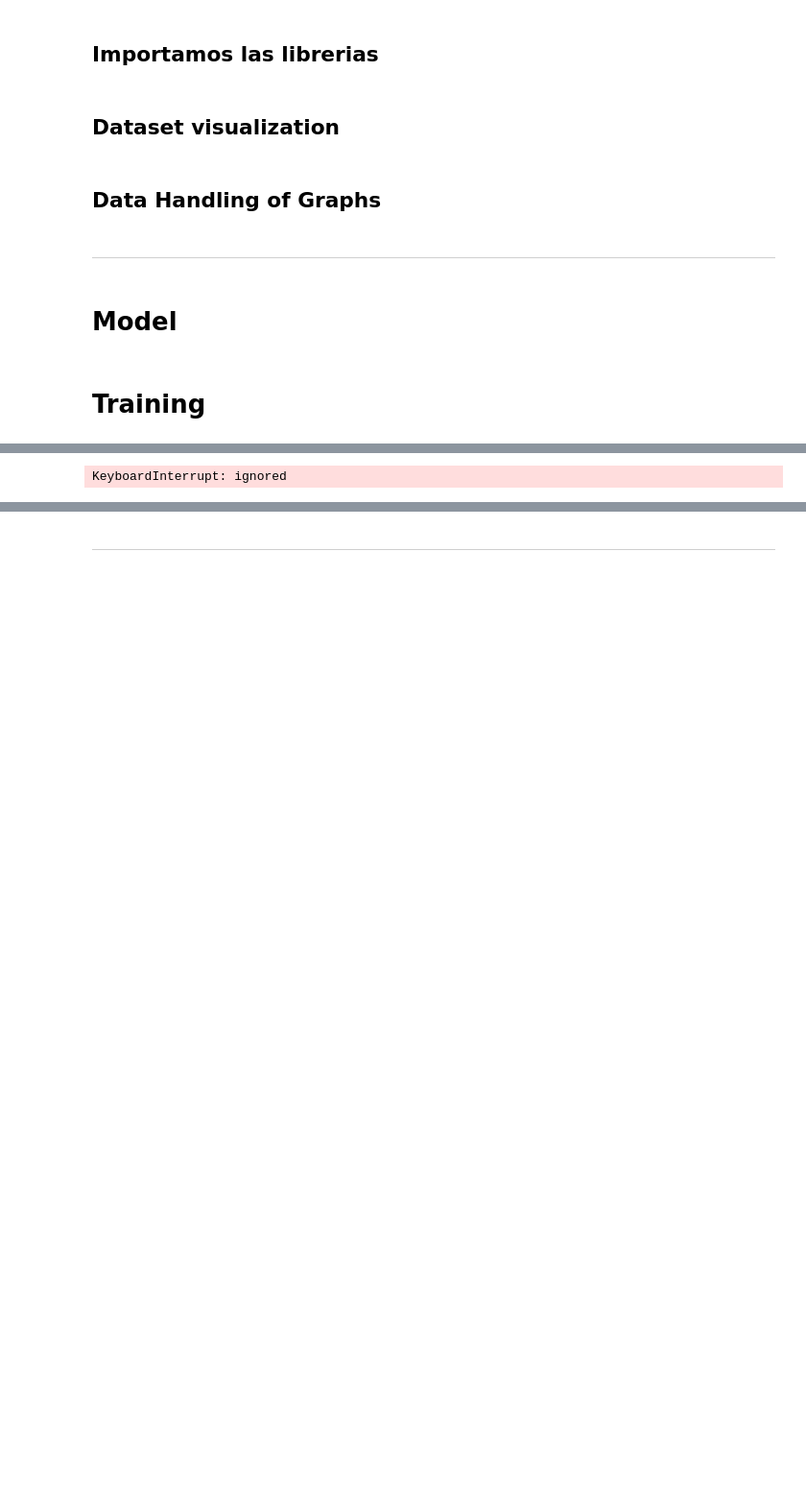
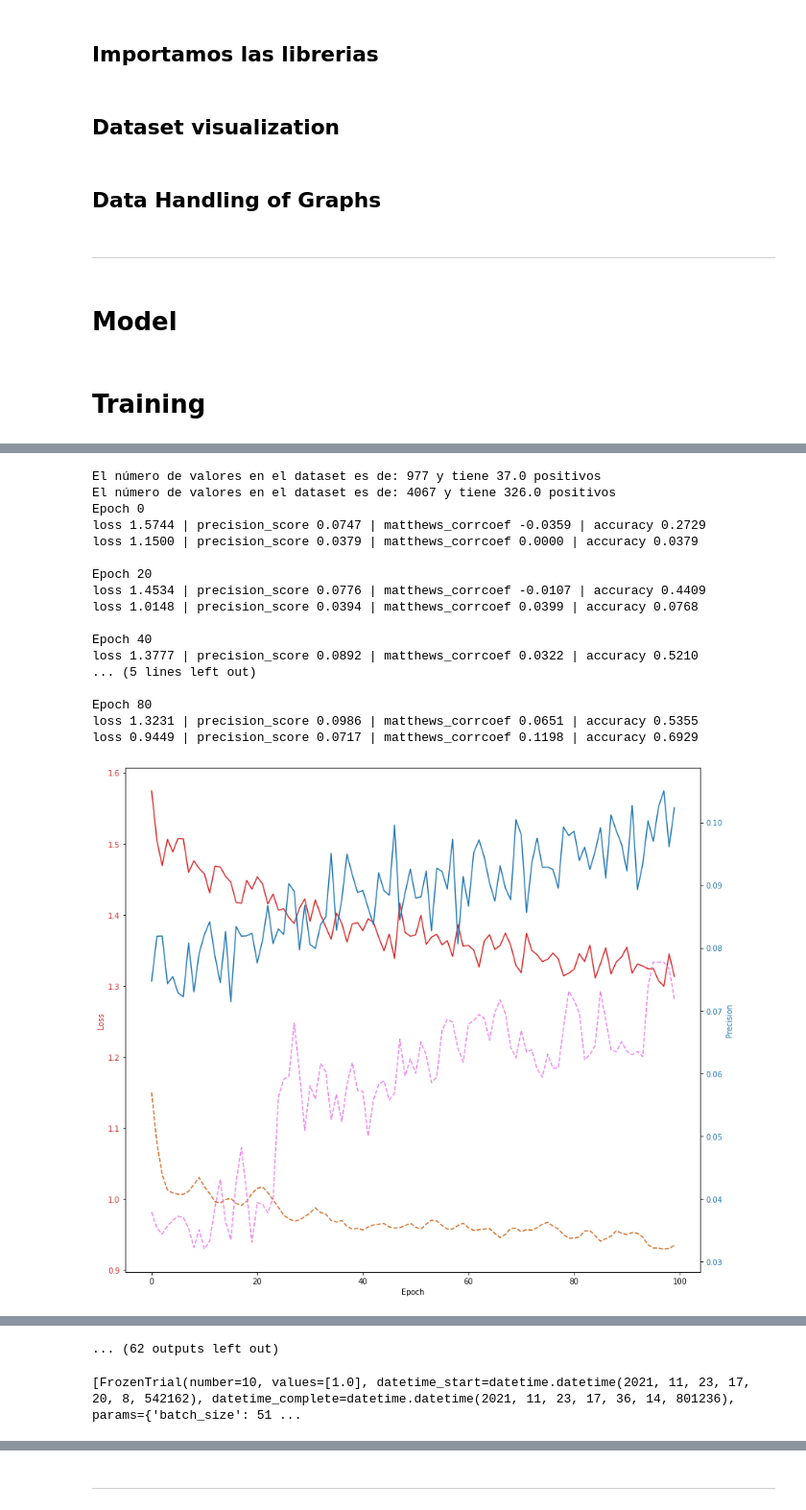
Before and after one commit to AlfilAlex/DataProfesor_community_project, a Jupyter notebook: GNN_w_PYG_inprogress.ipynb, the cells around one changed output, grey strips where cells are left out. Shown at 96% size. Drawn from its saved outputs; the diff is of its cells as text; code cells hidden in the pictures; blank space fills up the shorter version.

```diff
--- a/GNN_w_PYG_inprogress.ipynb
+++ b/GNN_w_PYG_inprogress.ipynb
@@ -297,31 +564,24 @@ Device is: cpu
 # %%
-if __name__ == '__main__':
-    batch_size_train = 120
+def objective_fp(trial):
     batch_size_test = 40
-
-    root = '/content/drive/MyDrive/GNN/training'
-    train_file_name = '/content/drive/MyDrive/ampc_fp_optuna/training_wdec_ds.csv'
-    train_dataloader, weight = get_dataset_and_weight(
-        root, train_file_name, batch_size_train, shuffle=True)
-
     root = '/content/drive/MyDrive/GNN/testing'
-    test_file_name = '/content/drive/MyDrive/ampc_fp_optuna/test_wdec_ds.csv'
+    test_file_name = '/content/drive/MyDrive/ampc_fp_optuna/test_ds_ampc.csv'
     test_dataloader, _ = get_dataset_and_weight(
         root, test_file_name, batch_size_test, shuffle=False)
 
-    num_hidden_layers = 1
-    dropout = 0.55
-    lr = 0.0005222696558416456
-    model, criterion, optimizer = get_model_criterion_optimizer(
-        weight, lr, num_hidden_layers, dropout)
+    # OPTUNA
+    batch_size_train = 500 #trial.suggest_int('batch_size', 411, 511, step=100)
+    root = '/content/drive/MyDrive/GNN/training'
+    train_file_name = '/content/drive/MyDrive/ampc_fp_optuna/training_ds_ampc.csv'
+    model, criterion, optimizer, train_dataloader = get_all_optuna(trial, root, train_file_name, batch_size_train, shuffle=True)
 
     # Generate the model.
     model = model.to(DEVICE)
     criterion = criterion.to(DEVICE)
 
     # Training init
-    EPOCHS = 40
-    _, metrics = training_init(EPOCHS, model, [train_dataloader,
+    EPOCHS = 100
+    test_precision_score_mean, metrics = training_init(EPOCHS, model, [train_dataloader,
                   test_dataloader], criterion, optimizer)
 
     # Metrics unpacking
@@ -356,4 +616,31 @@ if __name__ == '__main__':
 
     fig.tight_layout()
     plt.show()
+
+    # Training of the model.
+    return test_precision_score_mean
+
+
+if __name__ == "__main__":
+    study = optuna.create_study(direction="maximize")
+    study.optimize(objective_fp, n_trials=20, timeout=None)
+
+    pruned_trials = study.get_trials(
+        deepcopy=False, states=[TrialState.PRUNED])
+    complete_trials = study.get_trials(
+        deepcopy=False, states=[TrialState.COMPLETE])
+
+    print("Study statistics: ")
+    print("  Number of finished trials: ", len(study.trials))
+    print("  Number of pruned trials: ", len(pruned_trials))
+    print("  Number of complete trials: ", len(complete_trials))
+
+    print("Best trial:")
+    trial = study.best_trial
+
+    print("  Value: ", trial.value)
+
+    print("  Params: ")
+    for key, value in trial.params.items():
+        print("    {}: {}".format(key, value))
 # %% [output]
@@ -377 +648,18 @@ loss 1.2840 | precision_score 0.0573 | matthews_corrcoef 0.0885 | accuracy 0.682
-KeyboardInterrupt: ignored
+El número de valores en el dataset es de: 977 y tiene 37.0 positivos
+El número de valores en el dataset es de: 4067 y tiene 326.0 positivos
+Epoch 0
+loss 1.5744 | precision_score 0.0747 | matthews_corrcoef -0.0359 | accuracy 0.2729
+loss 1.1500 | precision_score 0.0379 | matthews_corrcoef 0.0000 | accuracy 0.0379
+
+Epoch 20
+loss 1.4534 | precision_score 0.0776 | matthews_corrcoef -0.0107 | accuracy 0.4409
+loss 1.0148 | precision_score 0.0394 | matthews_corrcoef 0.0399 | accuracy 0.0768
+
+Epoch 40
+loss 1.3777 | precision_score 0.0892 | matthews_corrcoef 0.0322 | accuracy 0.5210
+... (5 lines left out)
+
+Epoch 80
+loss 1.3231 | precision_score 0.0986 | matthews_corrcoef 0.0651 | accuracy 0.5355
+loss 0.9449 | precision_score 0.0717 | matthews_corrcoef 0.1198 | accuracy 0.6929
+[figure, added]
@@ -377,0 +723,5 @@ KeyboardInterrupt: ignored
+... (62 outputs left out)
+# %%
+study.best_trials
+# %% [output]
+[FrozenTrial(number=10, values=[1.0], datetime_start=datetime.datetime(2021, 11, 23, 17, 20, 8, 542162), datetime_complete=datetime.datetime(2021, 11, 23, 17, 36, 14, 801236), params={'batch_size': 51 ...
```
Also changed, not shown: parts of 11 cells of this notebook, 1 other file.
